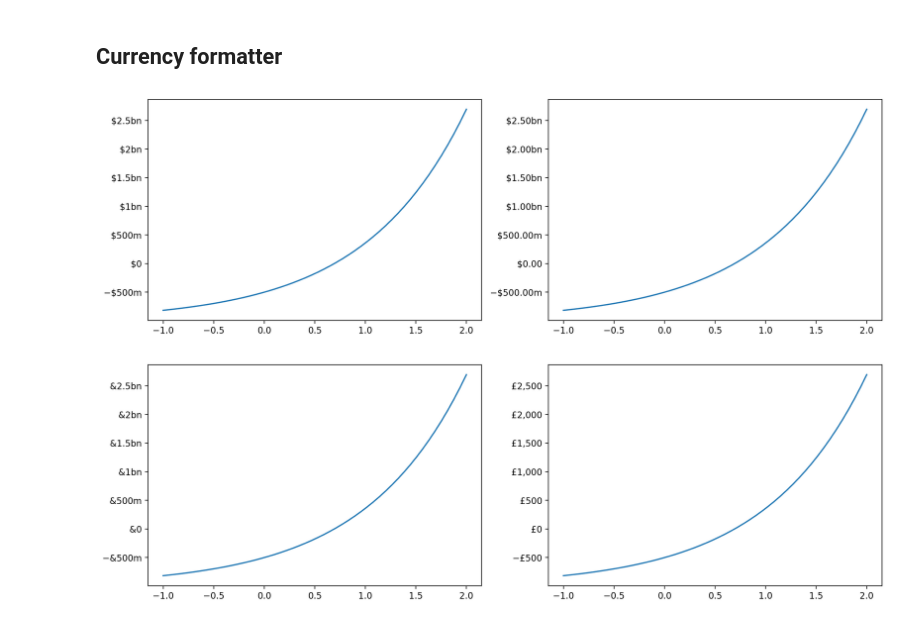
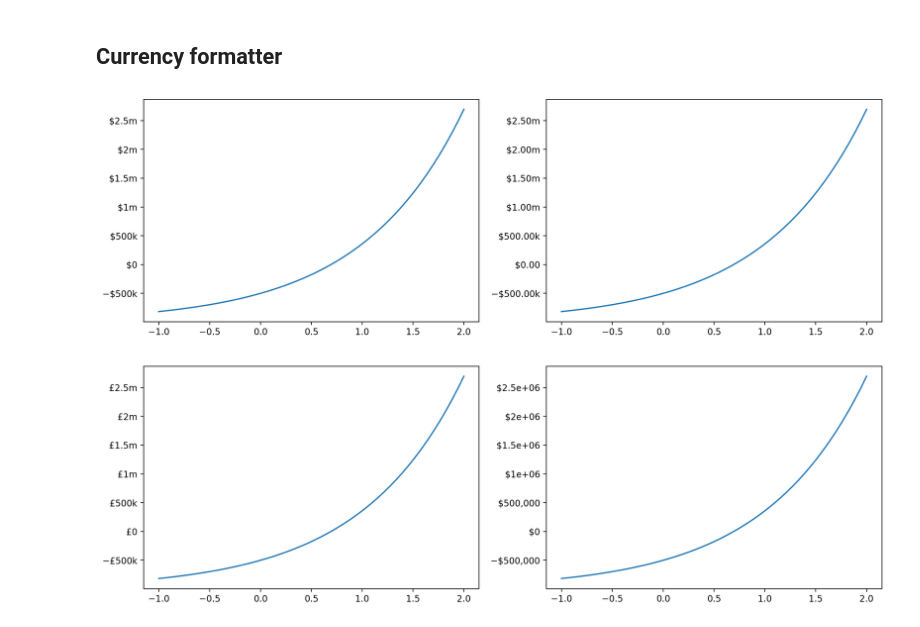
Before and after one commit to omarfsosa/bizplots, a Jupyter notebook: examples.ipynb, the cells around one changed output. Cells and saved outputs as stored; diff of their text form; code cells hidden in the pictures.

```diff
--- a/examples.ipynb
+++ b/examples.ipynb
@@ -57,18 +53,18 @@ plt.show()
 ## Currency formatter
 # %%
 x = np.linspace(-1, 2)
-y = 5e8 * (np.exp(x) - 2)
+y = 5e5 * (np.exp(x) - 2)
 
+formatters = [
+    CurrencyFormatter(),
+    CurrencyFormatter(decimals=2),
+    CurrencyFormatter(symbol='£'),
+    CurrencyFormatter(human_readable=False),
+]
 fig, axes = plt.subplots(2, 2, figsize=(15, 10))
-for ax in fig.axes[:-1]:
+for ax, formatter in zip(fig.axes, formatters):
     ax.plot(x, y)
-
-fig.axes[-1].plot(x, y / 1e6) # different values so that we can show the effect of 'human readable' off.
-
-axes[0, 0].yaxis.set_major_formatter(CurrencyFormatter())           # decimals are automatically inferred
-axes[0, 1].yaxis.set_major_formatter(CurrencyFormatter(decimals=2)) # we can force the number of decimals
-axes[1, 0].yaxis.set_major_formatter(CurrencyFormatter(symbol='&')) # symbol can be any single character
-axes[1, 1].yaxis.set_major_formatter(CurrencyFormatter(symbol='£', human_readable=False)) # disable suffix abbreviations
+    ax.yaxis.set_major_formatter(formatter)
 plt.show()
 # %% [output]
-[figure, old version]
+[figure, new version]
```
Also changed, not shown: parts of 6 cells of this notebook, 10 other files.
